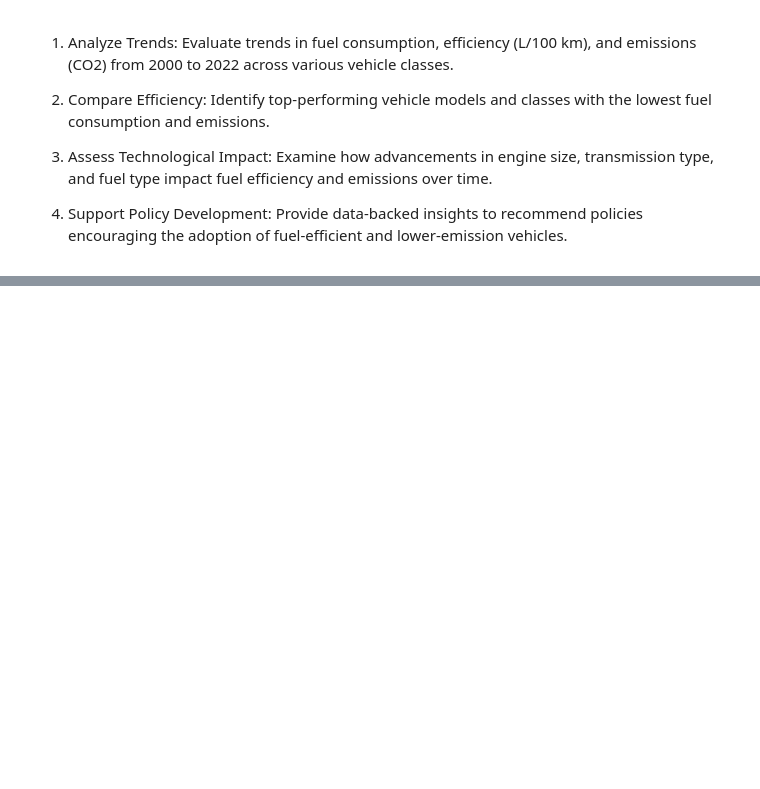
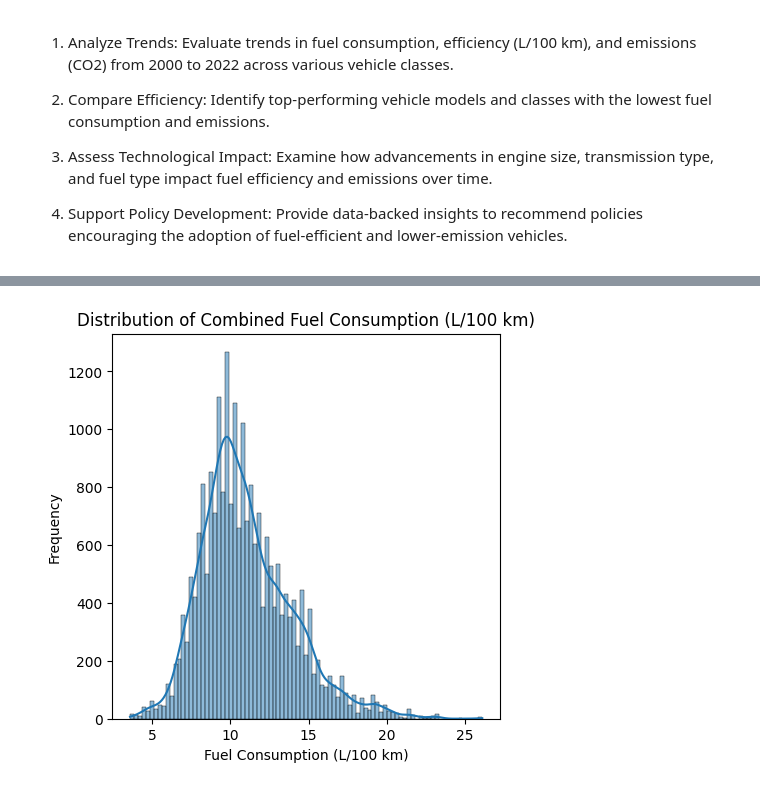
Before and after one commit to WambuiMunene/Phase2-Project_Group-4, a Jupyter notebook: Notebooks/Kelvin.ipynb, the cells around one changed output, grey strips where cells are left out. Drawn from its saved outputs; the diff is of its cells as text; code cells hidden in the pictures; blank space fills up the shorter version.

```diff
--- a/Notebooks/Kelvin.ipynb
+++ b/Notebooks/Kelvin.ipynb
@@ -18,0 +26,4 @@ Fuel consumption and emissions from motor vehicles significantly contribute to e
+# %%
+# Load the dataset
+df = pd.read_csv("Fuel_Consumption_2000_2022.csv")
+df.head()
@@ -18,0 +86,20 @@ Fuel consumption and emissions from motor vehicles significantly contribute to e
+# %%
+# Fill or drop missing values as appropriate (example: fill with mean for numerical, drop rows for categorical)
+df.fillna(df.mean(numeric_only=True), inplace=True)  # Fill numerical missing values with column mean
+df.dropna(inplace=True)  # Drop rows with any remaining missing values
+# %%
+# Data convertion
+# Convert columns to appropriate data types, e.g., year to datetime format etc
+df['YEAR'] = pd.to_datetime(df['YEAR'], format='%Y').dt.year
+# %%
+# Exploratory Data Analysis (EDA)
+
+# Plotting the distribution of fuel consumption
+plt.figure(figsize=(5, 5))
+sns.histplot(df['COMB (L/100 km)'], kde=True)
+plt.title('Distribution of Combined Fuel Consumption (L/100 km)')
+plt.xlabel('Fuel Consumption (L/100 km)')
+plt.ylabel('Frequency')
+plt.show()
+# %% [output]
+[figure, added]
```
Also changed, not shown: parts of 17 cells of this notebook.
